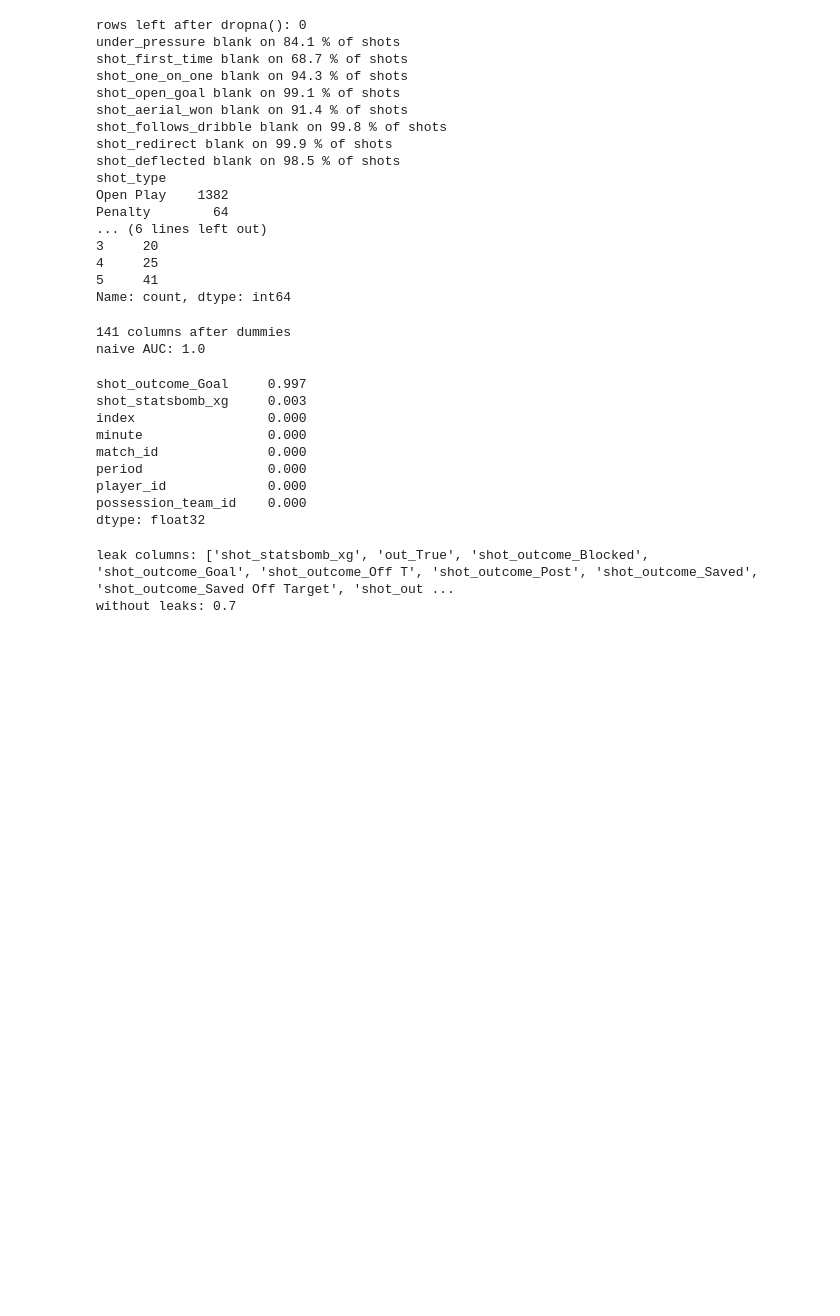
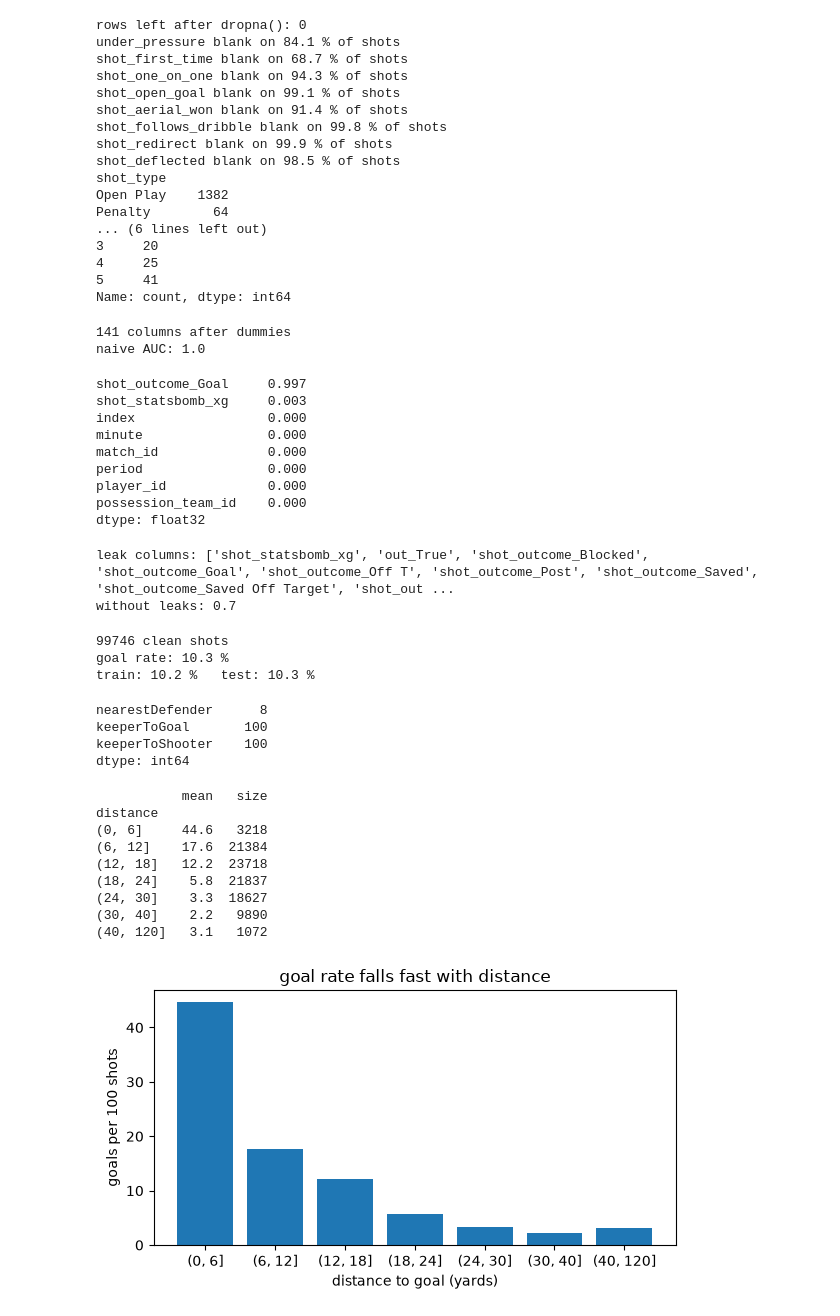
Before and after one commit to darpan-chapagain/goal-pass-predictor, a Jupyter notebook: notebooks/03_eda.ipynb, the cells around one changed output. Saved outputs shown, nothing was run; the diff lists cells and outputs as text; code cells hidden in the pictures; blank space fills up the shorter version.

```diff
--- a/notebooks/03_eda.ipynb
+++ b/notebooks/03_eda.ipynb
@@ -109,3 +109,47 @@ print("without leaks:", round(roc_auc_score(yb, honest.predict_proba(Xb)[:, 1]),
 # %% [output]
 leak columns: ['shot_statsbomb_xg', 'out_True', 'shot_outcome_Blocked', 'shot_outcome_Goal', 'shot_outcome_Off T', 'shot_outcome_Post', 'shot_outcome_Saved', 'shot_outcome_Saved Off Target', 'shot_out ...
 without leaks: 0.7
+# %%
+df = pd.read_parquet("../data/features/shots_features.parquet")
+print(len(df), "clean shots")
+print("goal rate:", round(df["goal"].mean() * 100, 1), "%")
+print("train:", round(df[df["test"] == False]["goal"].mean() * 100, 1), "%   test:", round(df[df["test"] == True]["goal"].mean() * 100, 1), "%")
+# %% [output]
+99746 clean shots
+goal rate: 10.3 %
+train: 10.2 %   test: 10.3 %
+# %%
+miss = df.isna().sum()
+miss[miss > 0]
+# %% [output]
+nearestDefender      8
+keeperToGoal       100
+keeperToShooter    100
+dtype: int64
+# %%
+# goals per 100 shots by distance
+bins = [0, 6, 12, 18, 24, 30, 40, 120]
+distBin = pd.cut(df["distance"], bins)
+byDist = df.groupby(distBin, observed=True)["goal"].agg(["mean", "size"])
+byDist["mean"] = (byDist["mean"] * 100).round(1)
+print(byDist)
+
+plt.figure(figsize=(6, 3.5))
+plt.bar(byDist.index.astype(str), byDist["mean"])
+plt.xlabel("distance to goal (yards)")
+plt.ylabel("goals per 100 shots")
+plt.title("goal rate falls fast with distance")
+plt.tight_layout()
+plt.savefig("../outputs/eda_goal_rate_distance.png", dpi=200)
+plt.show()
+# %% [output]
+           mean   size
+distance
+(0, 6]     44.6   3218
+(6, 12]    17.6  21384
+(12, 18]   12.2  23718
+(18, 24]    5.8  21837
+(24, 30]    3.3  18627
+(30, 40]    2.2   9890
+(40, 120]   3.1   1072
+[figure, added]
```
Also changed, not shown: parts of 7 cells of this notebook, 3 other files.
